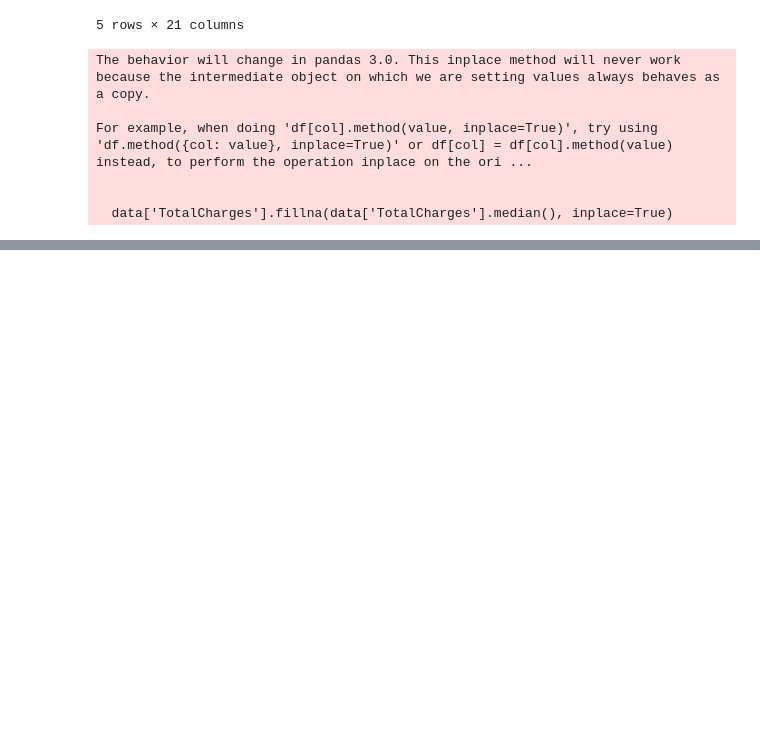
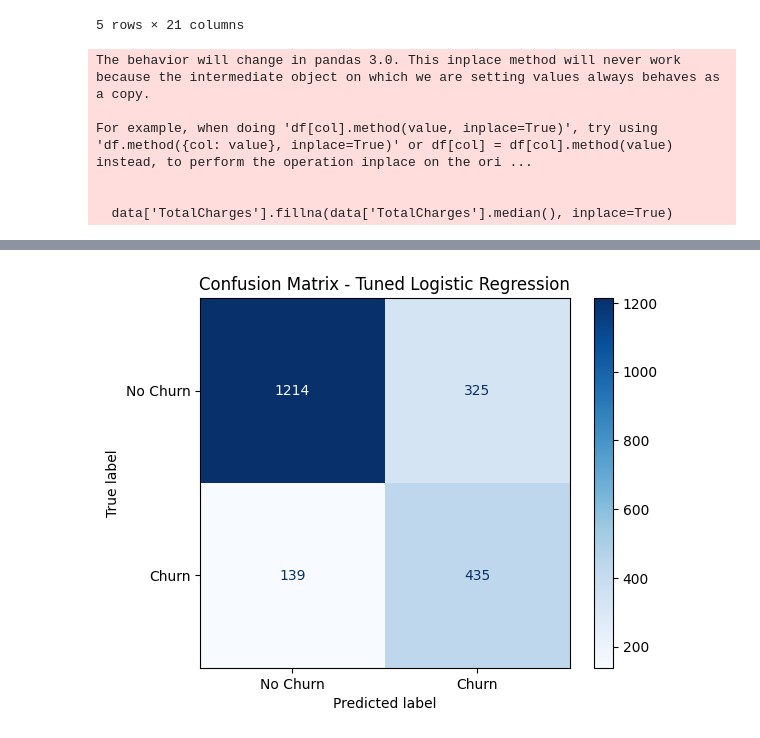
Before and after one commit to agilan-0110/Telecom-Churn-Prediction, a Jupyter notebook: notebook/model_building.ipynb, the cells around one changed output, grey strips where cells are left out. Drawn from its saved outputs; the diff is of its cells as text; code cells hidden in the pictures; blank space fills up the shorter version.

Commit message:
Added telecom churn prediction Streamlit app

```diff
--- a/notebook/model_building.ipynb
+++ b/notebook/model_building.ipynb
@@ -405,3 +405,19 @@ weighted avg       0.81      0.78      0.79      2113
+# %%
+import os
+os.makedirs("../images", exist_ok=True)
+
+# 1. Confusion Matrix
+from sklearn.metrics import ConfusionMatrixDisplay
+import matplotlib.pyplot as plt
+cm=confusion_matrix(y_test, y_pred_log_tuned)
+
+disp = ConfusionMatrixDisplay(confusion_matrix=cm, display_labels=["No Churn", "Churn"])
+disp.plot(cmap="Blues")
+plt.title("Confusion Matrix - Tuned Logistic Regression")
+plt.savefig("../images/confusion_matrix.png", bbox_inches="tight")
+plt.show()
+# %% [output]
+[figure, added]
 # %%
 # Best model is logistic regression, saving the model and scaler for future use
 # %%
```
Also changed, not shown: parts of 13 cells of this notebook, 4 other files.
